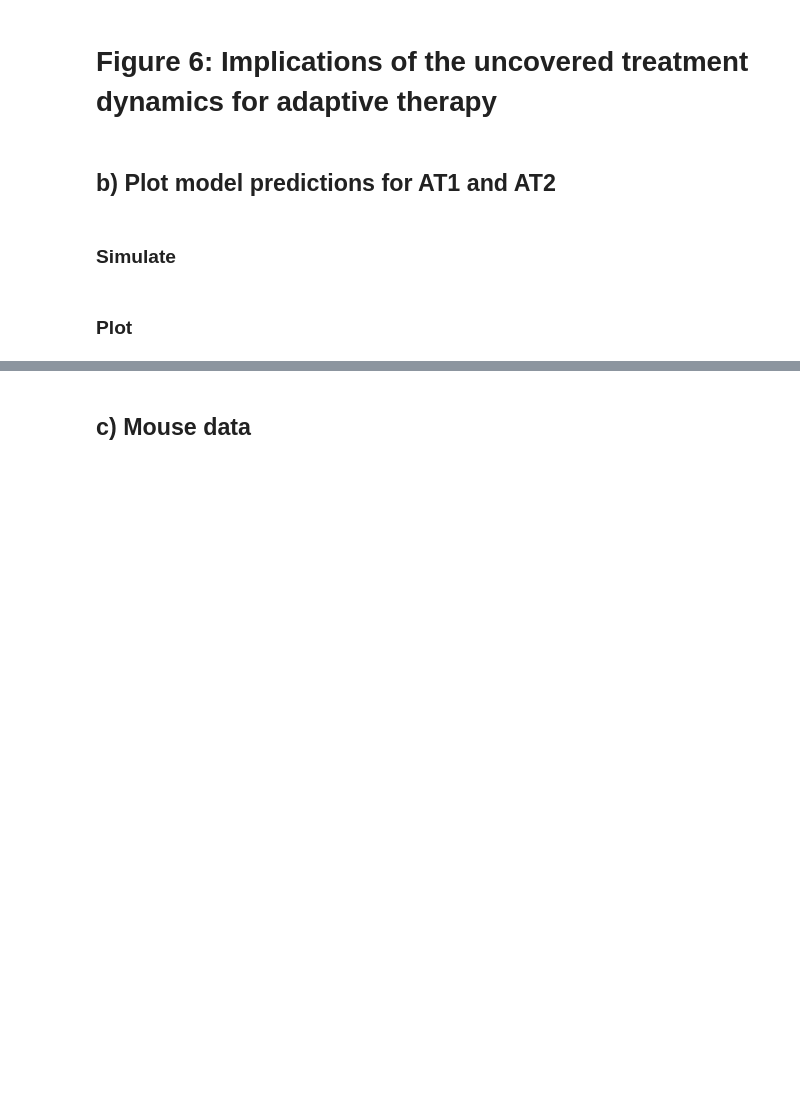
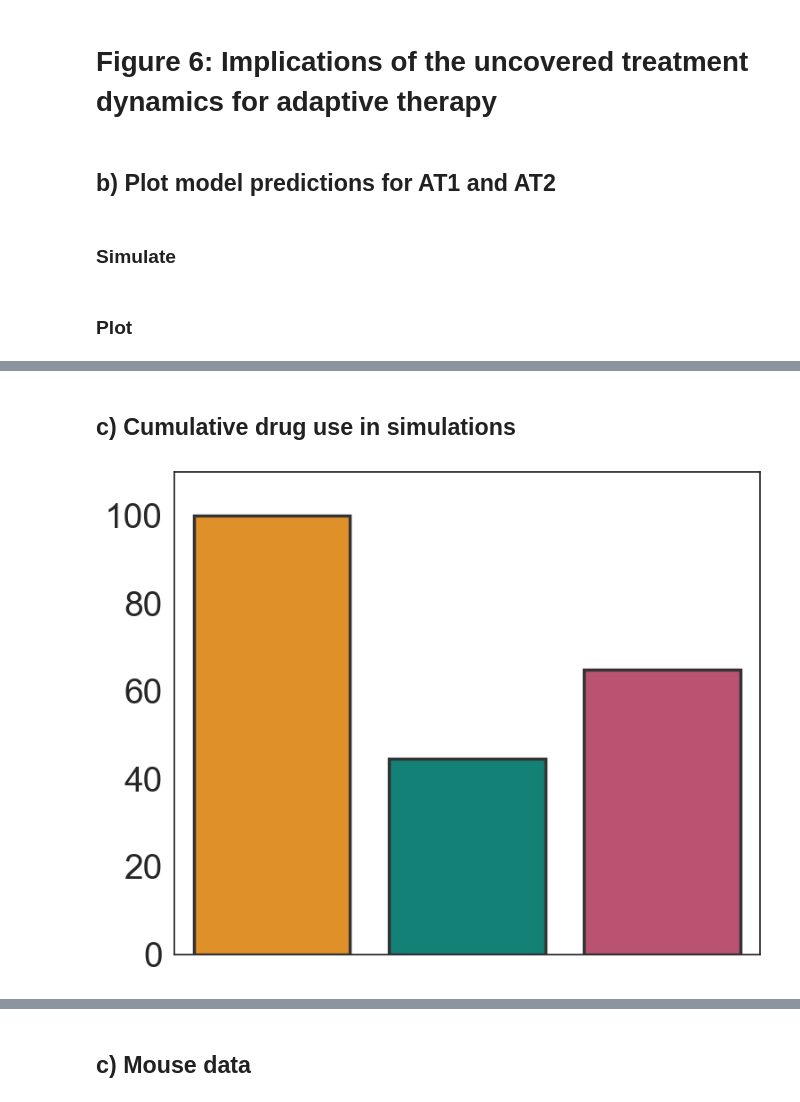
Before and after one commit to MathOnco/PARPi_Model, a Jupyter notebook: jnb_figure6.ipynb, the cells around one changed output, grey strips where cells are left out. Drawn from its saved outputs; the diff is of its cells as text; code cells hidden in the pictures; blank space fills up the shorter version.

```diff
--- a/jnb_figure6.ipynb
+++ b/jnb_figure6.ipynb
@@ -48,7 +48,7 @@ nProcesses = 4 # Number of cores to use for bootstrapping
 cycleArrestModelPalette = {"TumourSize":sns.xkcd_rgb['ocean blue'],
                       "P":'g',
                       "A":'purple'}
-myColourPlatte = {'Ctrl':"#929591",'MTD':"#FF9409",'AT1':'#029386','AT2':sns.xkcd_rgb["dark pink"]}
+myColourPlatte = {'Ctrl':"#929591",'MTD':"#FF9409",'CT':"#FF9409", 'AT1':'#029386','AT2':sns.xkcd_rgb["dark pink"]}
 plottingOrder = ['Ctrl','MTD','AT1','AT2']
 # %% [markdown]
 ## b) Plot model predictions for AT1 and AT2
@@ -125,0 +127,23 @@ plt.savefig("./figures/txPredictions_differentATAlgorithms.pdf")
+# %% [markdown]
+## c) Cumulative drug use in simulations
+# %%
+cumDrugDataDf = modelPredictionsDf[modelPredictionsDf.Variable=="TumourSize"].groupby(by="Algorithm").mean(numeric_only=True)
+cumDrugDataDf = cumDrugDataDf.reset_index()
+
+plt.figure(figsize=(7.5,6))
+ax = sns.barplot(x="Algorithm", y="DrugConcentration", order=["CT", "AT1", "AT2"],
+                 edgecolor=".2",linewidth=2.5,
+                 palette=myColourPlatte,
+                 data=cumDrugDataDf)
+ax.set_ylim(0,110)
+ax.set_ylabel("")
+ax.set_xlabel(r"")
+ax.set_xticklabels([])
+ax.set_yticklabels([0,20,40,60,80,100])
+# sns.despine(offset=5, trim=True)
+plt.tick_params(labelsize=28)
+plt.xticks(rotation=315)
+plt.tight_layout()
+plt.savefig("figures/atSimulations_cumDrug.pdf")
+# %% [output]
+[figure, added]
```
Also changed, not shown: parts of 19 cells of this notebook.
